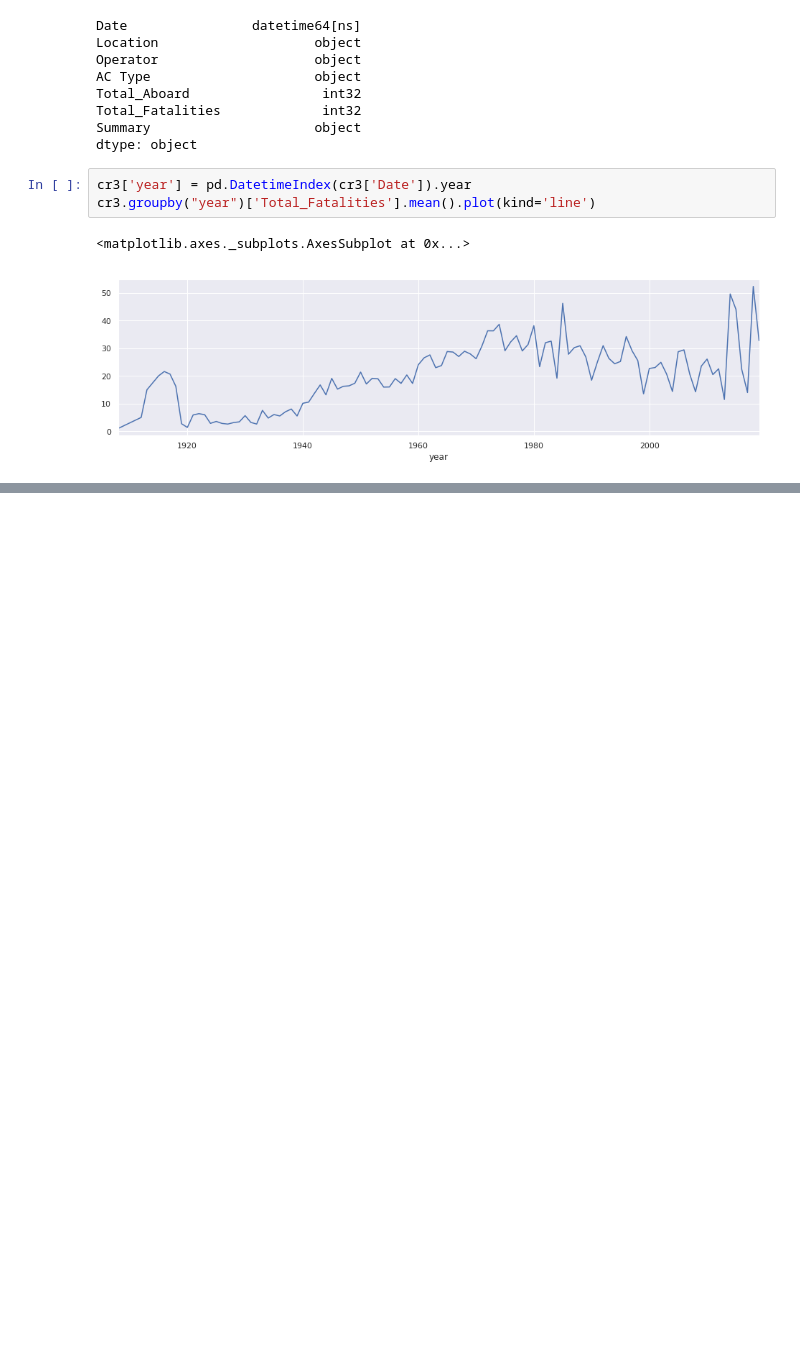
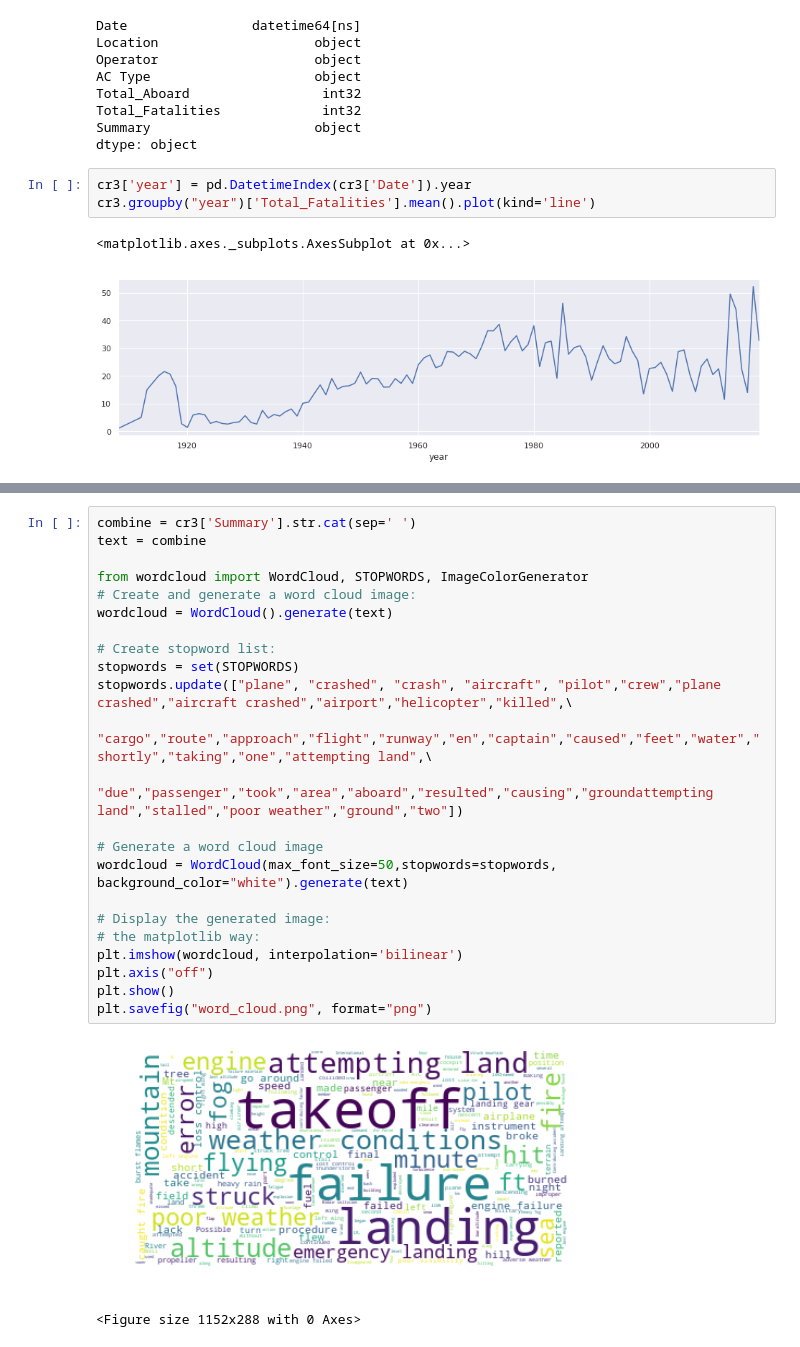
Before and after one commit to maulinamin/PlaneCrashInfo, a Jupyter notebook: Plane Crash Info Assignment.ipynb, the cells around one changed output, grey strips where cells are left out. Cells and saved outputs as stored; diff of their text form; blank space fills up the shorter version.

```diff
--- a/Plane Crash Info Assignment.ipynb
+++ b/Plane Crash Info Assignment.ipynb
@@ -433,0 +418,26 @@ Requirement already satisfied: pillow in /opt/conda/envs/Python36/lib/python3.6/
+# %%
+combine = cr3['Summary'].str.cat(sep=' ')
+text = combine
+
+from wordcloud import WordCloud, STOPWORDS, ImageColorGenerator
+# Create and generate a word cloud image:
+wordcloud = WordCloud().generate(text)
+
+# Create stopword list:
+stopwords = set(STOPWORDS)
+stopwords.update(["plane", "crashed", "crash", "aircraft", "pilot","crew","plane crashed","aircraft crashed","airport","helicopter","killed",\
+                  "cargo","route","approach","flight","runway","en","captain","caused","feet","water","shortly","taking","one","attempting land",\
+                  "due","passenger","took","area","aboard","resulted","causing","groundattempting land","stalled","poor weather","ground","two"])
+
+# Generate a word cloud image
+wordcloud = WordCloud(max_font_size=50,stopwords=stopwords, background_color="white").generate(text)
+
+# Display the generated image:
+# the matplotlib way:
+plt.imshow(wordcloud, interpolation='bilinear')
+plt.axis("off")
+plt.show()
+plt.savefig("word_cloud.png", format="png")
+# %% [output]
+[figure, added]
+<Figure size 1152x288 with 0 Axes>
```
Also changed, not shown: parts of 3 cells of this notebook.
